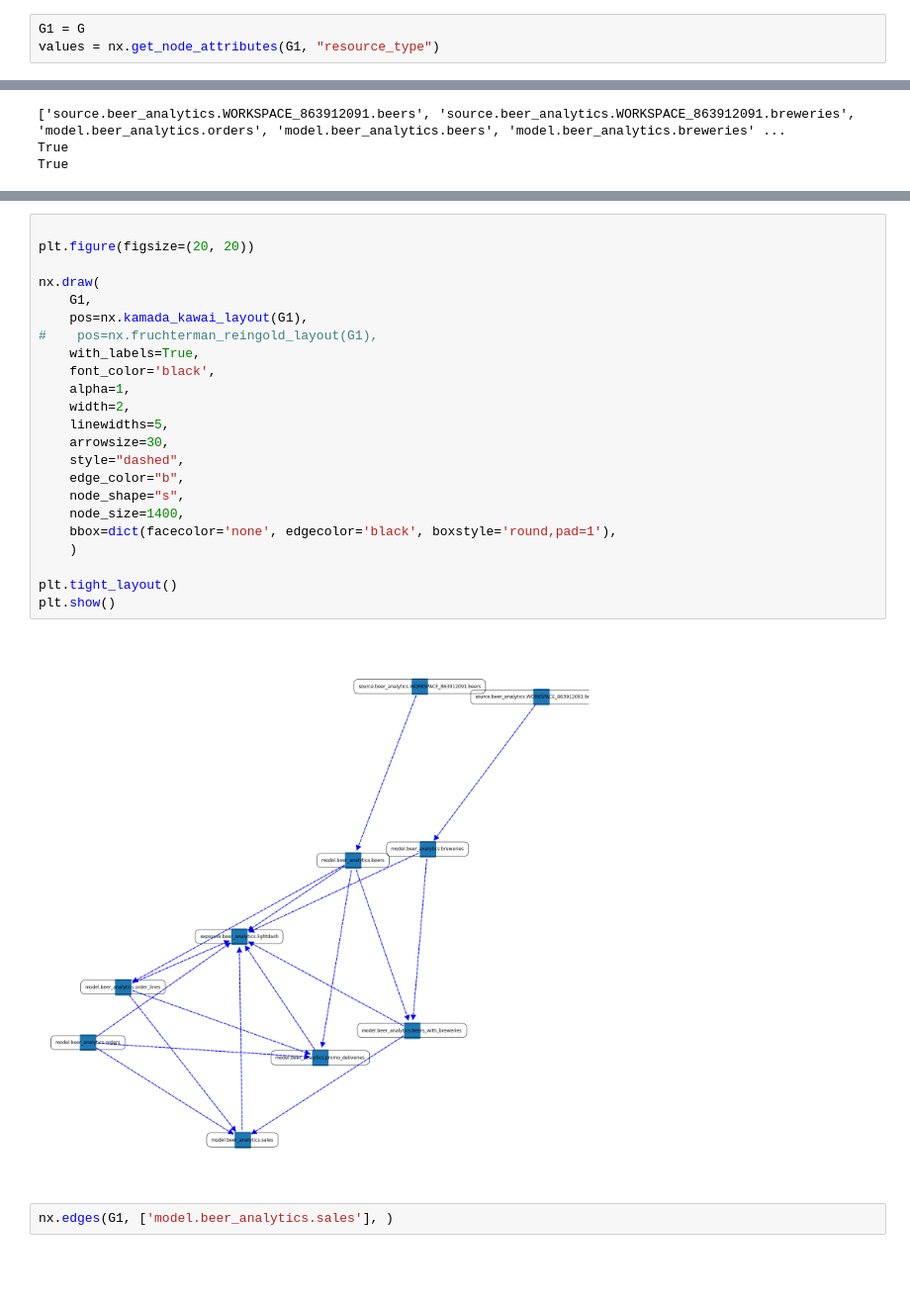
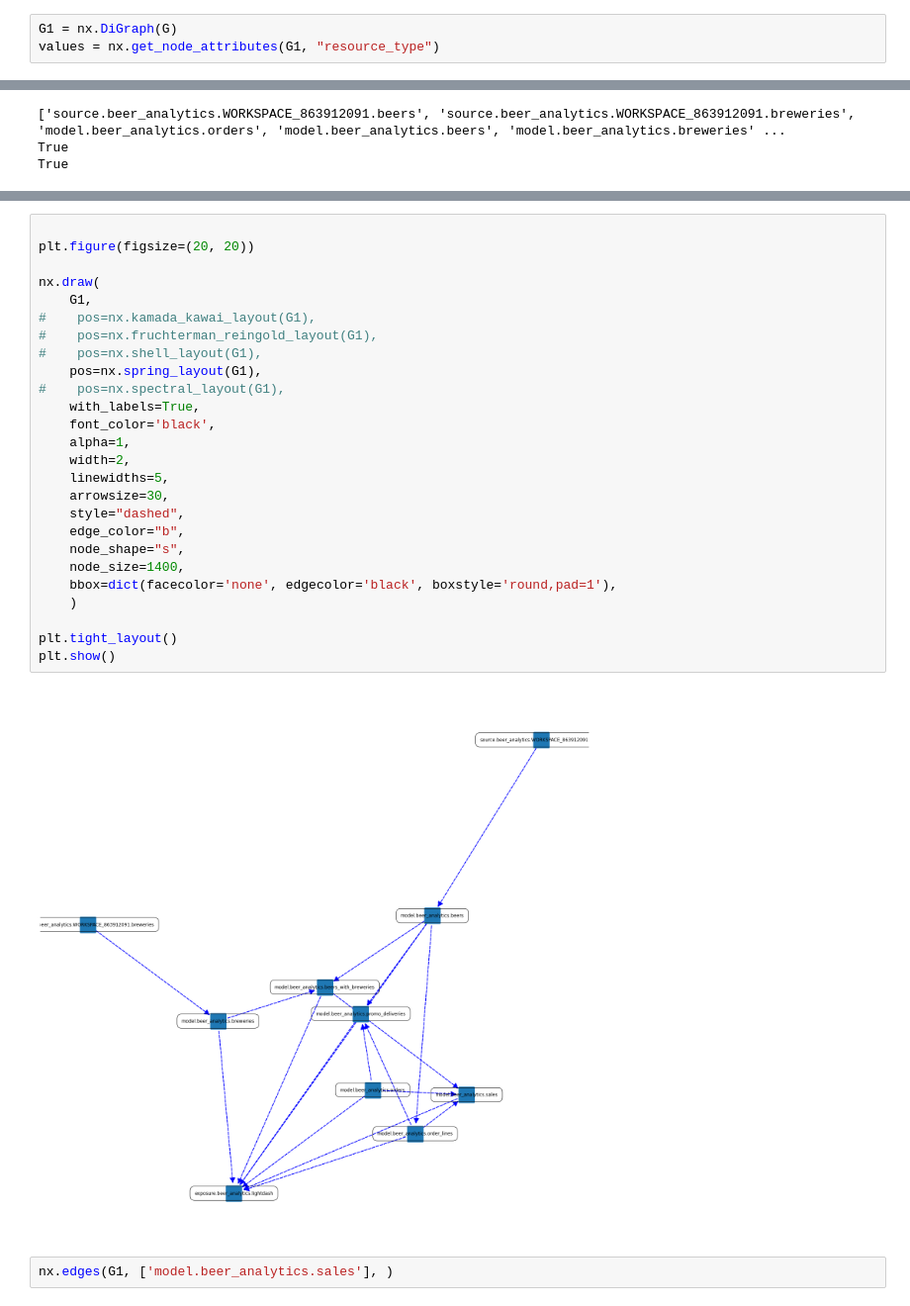
Before and after one commit to Vfisa/keboola_dbt_beer_demo_datafold, a Jupyter notebook: analysis/dbt_artifacts.ipynb, the cells around one changed output, grey strips where cells are left out. Shown at 99% size. Saved outputs shown, nothing was run; the diff lists cells and outputs as text; blank space fills up the shorter version.

```diff
--- a/analysis/dbt_artifacts.ipynb
+++ b/analysis/dbt_artifacts.ipynb
@@ -71,5 +71,5 @@ plt.show()
 # %%
-G1 = G
+G1 = nx.DiGraph(G)
 values = nx.get_node_attributes(G1, "resource_type")
 # %%
 del_resources = ["test", "seed"]
@@ -117,28 +116,31 @@ This figure includes Axes that are not compatible with tight_layout, so results
 # %%
 
 plt.figure(figsize=(20, 20))
 
 nx.draw(
     G1,
-    pos=nx.kamada_kawai_layout(G1),
+#    pos=nx.kamada_kawai_layout(G1),
 #    pos=nx.fruchterman_reingold_layout(G1),
+#    pos=nx.shell_layout(G1),
+    pos=nx.spring_layout(G1),
+#    pos=nx.spectral_layout(G1),
     with_labels=True,
     font_color='black',
     alpha=1,
     width=2,
     linewidths=5,
     arrowsize=30,
     style="dashed",
     edge_color="b",
     node_shape="s",
     node_size=1400,
     bbox=dict(facecolor='none', edgecolor='black', boxstyle='round,pad=1'),
     )
 
 plt.tight_layout()
 plt.show()
 # %% [output]
-[figure, old version]
+[figure, new version]
 # %%
 nx.edges(G1, ['model.beer_analytics.sales'], )
 # %% [output]
```
Also changed, not shown: parts of 3 cells of this notebook, 13 other files.
